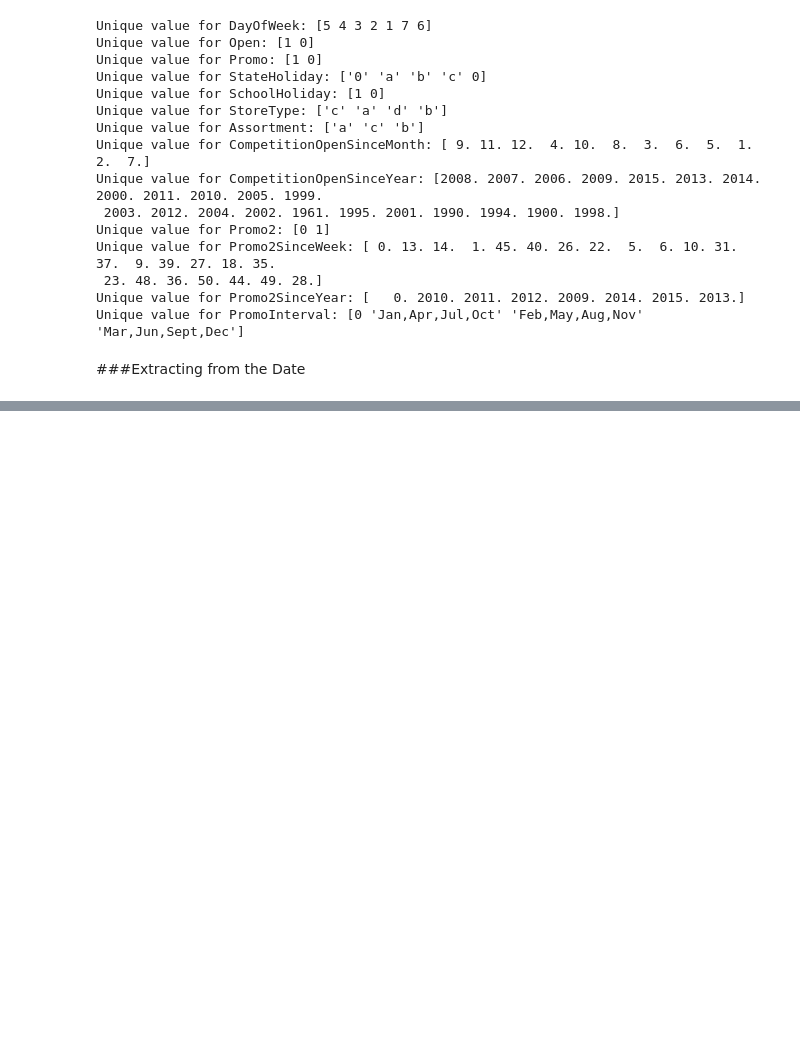
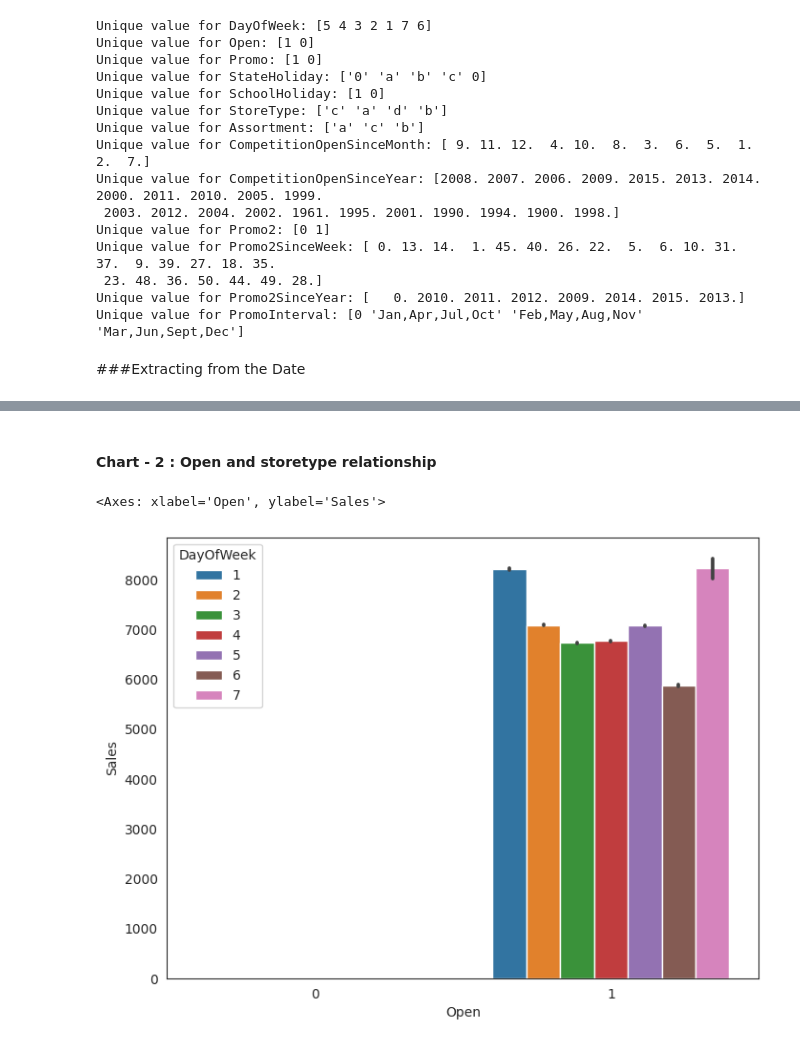
Before and after one commit to shrikantkute/Retail_Sales_Prediction, a Jupyter notebook: Retail_Sales_Prediction_Shrikant_Kute.ipynb, the cells around one changed output, grey strips where cells are left out. Cells and saved outputs as stored; diff of their text form; code cells hidden in the pictures; blank space fills up the shorter version.

```diff
--- a/Retail_Sales_Prediction_Shrikant_Kute.ipynb
+++ b/Retail_Sales_Prediction_Shrikant_Kute.ipynb
@@ -410,0 +476,11 @@ years = df['Year'].unique()
+# %% [markdown]
+#### Chart - 2  : Open and storetype relationship
+# %%
+# Chart - 2 Visualization code
+# Open and storetype relationship
+# This indicates - Open suggests that whether the store was open or closed for refurbishment and weekends or holidays
+plt.rcParams['figure.figsize'] = (8, 6)
+sns.barplot(x=df["Open"],y=df['Sales'],hue=df["DayOfWeek"])
+# %% [output]
+<Axes: xlabel='Open', ylabel='Sales'>
+[figure, added]
```
Also changed, not shown: parts of 45 cells of this notebook.
